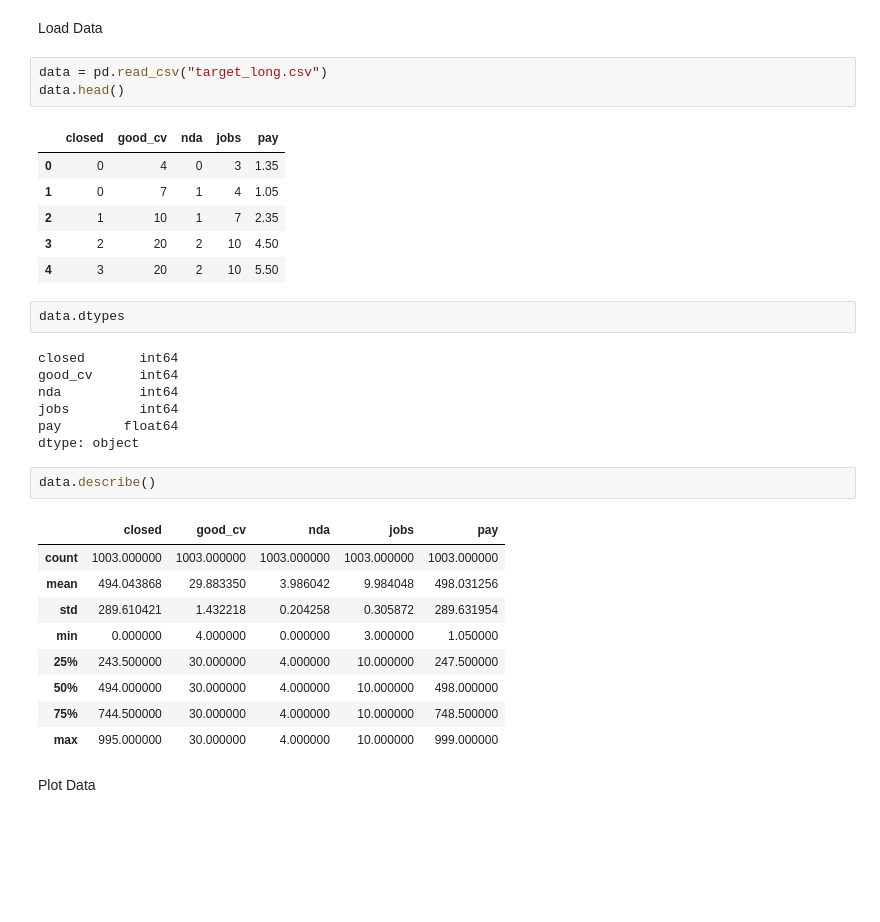
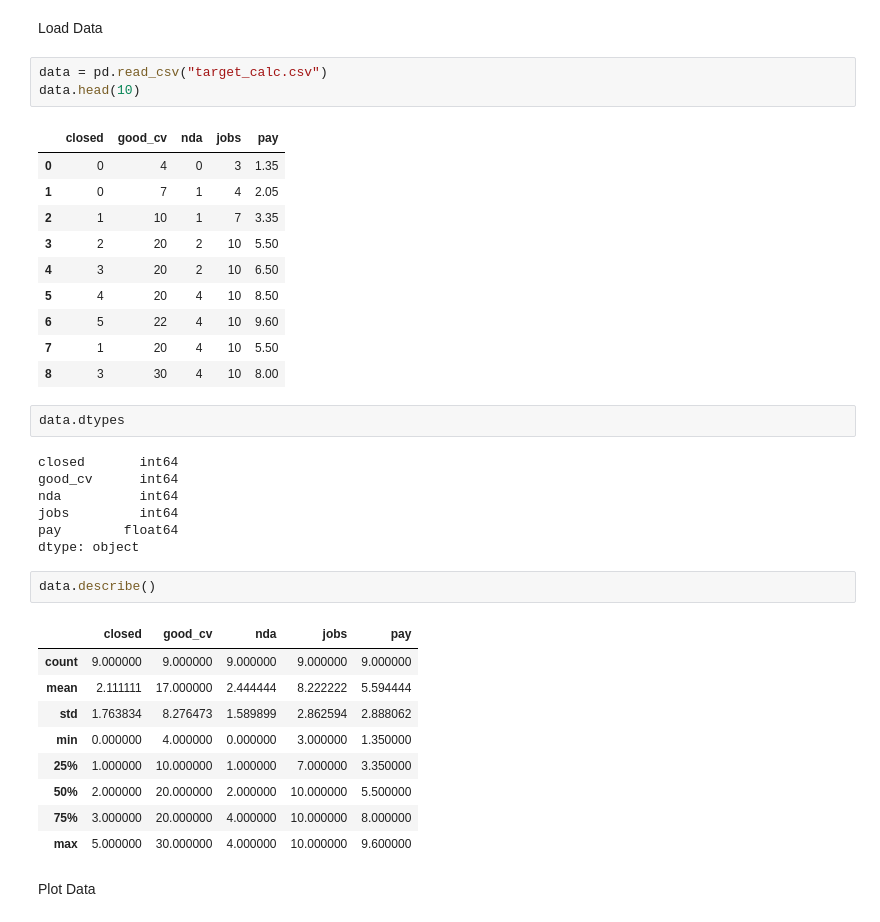
Before and after one commit to RazvanPorojan/metal_python, a Jupyter notebook: Recruitment_Fee_Calculator.ipynb, the cells around one changed output. Saved outputs shown, nothing was run; the diff lists cells and outputs as text; blank space fills up the shorter version.

```diff
--- a/Recruitment_Fee_Calculator.ipynb
+++ b/Recruitment_Fee_Calculator.ipynb
@@ -19,15 +19,19 @@ from sklearn import metrics
 # %% [markdown]
 Load Data
 # %%
-data = pd.read_csv("target_long.csv")
-data.head()
+data = pd.read_csv("target_calc.csv")
+data.head(10)
 # %% [output]
 |  | closed | good_cv | nda | jobs | pay |
 | 0 | 0 | 4 | 0 | 3 | 1.35 |
-| 1 | 0 | 7 | 1 | 4 | 1.05 |
-| 2 | 1 | 10 | 1 | 7 | 2.35 |
-| 3 | 2 | 20 | 2 | 10 | 4.50 |
-| 4 | 3 | 20 | 2 | 10 | 5.50 |
+| 1 | 0 | 7 | 1 | 4 | 2.05 |
+| 2 | 1 | 10 | 1 | 7 | 3.35 |
+| 3 | 2 | 20 | 2 | 10 | 5.50 |
+| 4 | 3 | 20 | 2 | 10 | 6.50 |
+| 5 | 4 | 20 | 4 | 10 | 8.50 |
+| 6 | 5 | 22 | 4 | 10 | 9.60 |
+| 7 | 1 | 20 | 4 | 10 | 5.50 |
+| 8 | 3 | 30 | 4 | 10 | 8.00 |
 # %%
 data.dtypes
 # %% [output]
@@ -41,14 +45,14 @@ dtype: object
 data.describe()
 # %% [output]
 |  | closed | good_cv | nda | jobs | pay |
-| count | 1003.000000 | 1003.000000 | 1003.000000 | 1003.000000 | 1003.000000 |
-| mean | 494.043868 | 29.883350 | 3.986042 | 9.984048 | 498.031256 |
-| std | 289.610421 | 1.432218 | 0.204258 | 0.305872 | 289.631954 |
-| min | 0.000000 | 4.000000 | 0.000000 | 3.000000 | 1.050000 |
-| 25% | 243.500000 | 30.000000 | 4.000000 | 10.000000 | 247.500000 |
-| 50% | 494.000000 | 30.000000 | 4.000000 | 10.000000 | 498.000000 |
-| 75% | 744.500000 | 30.000000 | 4.000000 | 10.000000 | 748.500000 |
-| max | 995.000000 | 30.000000 | 4.000000 | 10.000000 | 999.000000 |
+| count | 9.000000 | 9.000000 | 9.000000 | 9.000000 | 9.000000 |
+| mean | 2.111111 | 17.000000 | 2.444444 | 8.222222 | 5.594444 |
+| std | 1.763834 | 8.276473 | 1.589899 | 2.862594 | 2.888062 |
+| min | 0.000000 | 4.000000 | 0.000000 | 3.000000 | 1.350000 |
+| 25% | 1.000000 | 10.000000 | 1.000000 | 7.000000 | 3.350000 |
+| 50% | 2.000000 | 20.000000 | 2.000000 | 10.000000 | 5.500000 |
+| 75% | 3.000000 | 20.000000 | 4.000000 | 10.000000 | 8.000000 |
+| max | 5.000000 | 30.000000 | 4.000000 | 10.000000 | 9.600000 |
 # %% [markdown]
 Plot Data
 # %%
```
Also changed, not shown: parts of 7 cells of this notebook.
